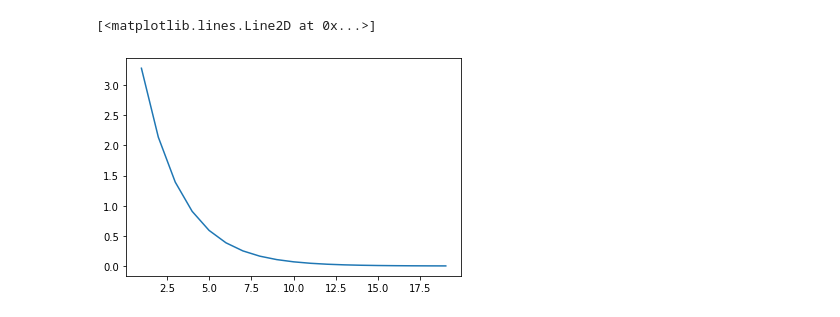
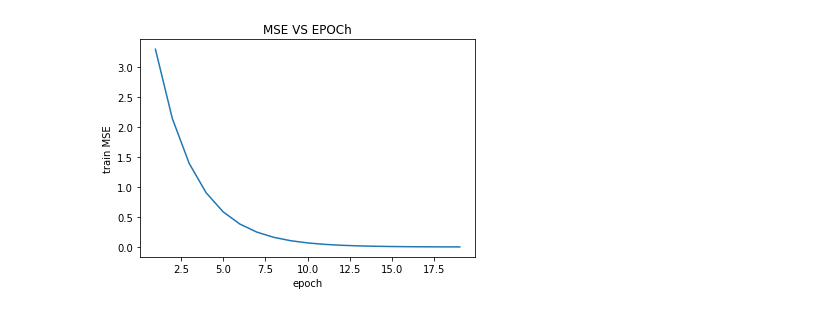
Before and after one commit to 95871abhinandankumar/Machine-learning, a Jupyter notebook: ML_assignment5_batch_gradient_descent_skitlearn_updated_version.ipynb, the cells around one changed output. Cells and saved outputs as stored; diff of their text form; code cells hidden in the pictures.

```diff
--- a/ML_assignment5_batch_gradient_descent_skitlearn_updated_version.ipynb
+++ b/ML_assignment5_batch_gradient_descent_skitlearn_updated_version.ipynb
@@ -146,9 +146,13 @@ print(test_MSE)
 # %%
 import matplotlib.pyplot as plt
 
 # print(trains_MSE1)
 epoch = [i+1 for i in range(len(trains_MSE))]
 plt.plot(epoch, trains_MSE)
+plt.title("MSE VS EPOCh")
+plt.xlabel("epoch")
+plt.ylabel("train MSE")
+
+plt.show()
 # %% [output]
-[<matplotlib.lines.Line2D at 0x...>]
-[figure, old version]
+[figure, new version]
```
Also changed, not shown: parts of 11 cells of this notebook.
